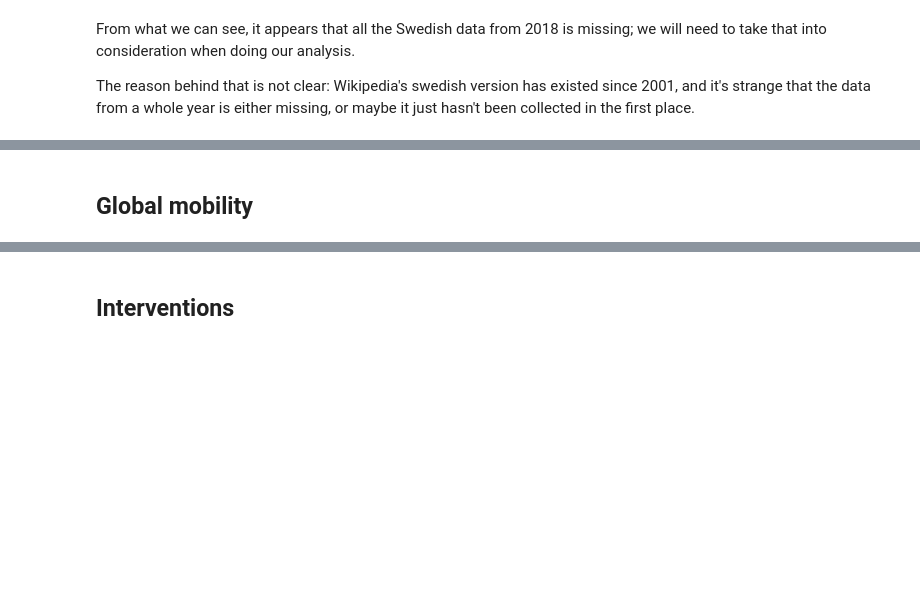
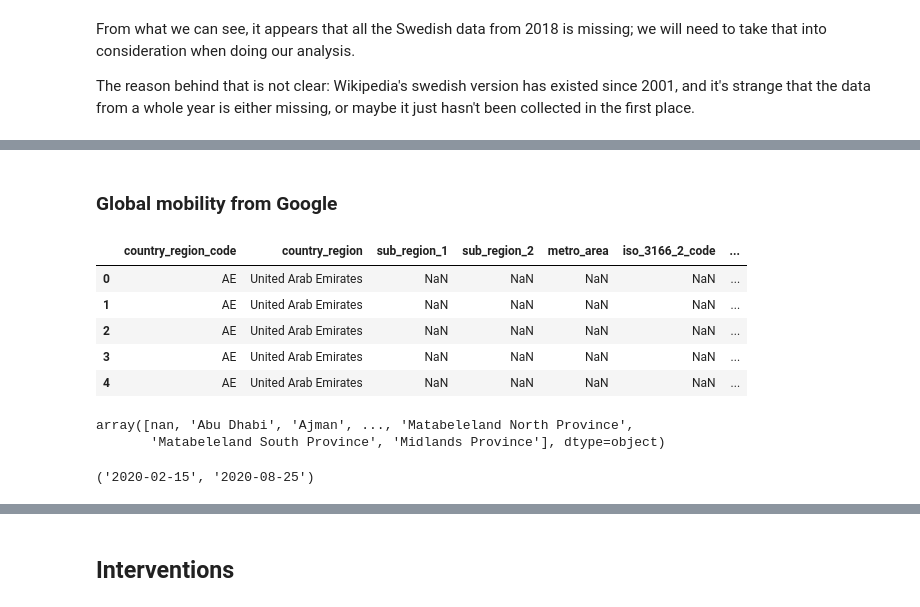
Before and after one commit to epfl-ada/ada-2022-project-wetried, a Jupyter notebook: Exploration corona.ipynb, the cells around one changed output, grey strips where cells are left out. Saved outputs shown, nothing was run; the diff lists cells and outputs as text; code cells hidden in the pictures; blank space fills up the shorter version.

```diff
--- a/Exploration corona.ipynb
+++ b/Exploration corona.ipynb
@@ -204,4 +357,4 @@ g.set(title='Albanian walking')
 # %% [markdown]
-## Global mobility
+### Global mobility from Google
 # %%
 global_mobility_report = pd.read_csv("Global_Mobility_Report.csv.gz")
@@ -208,0 +361,18 @@ global_mobility_report
+# %%
+global_mobility_report.head()
+# %% [output]
+|  | country_region_code | country_region | sub_region_1 | sub_region_2 | metro_area | iso_3166_2_code | ... |
+| 0 | AE | United Arab Emirates | NaN | NaN | NaN | NaN | ... |
+| 1 | AE | United Arab Emirates | NaN | NaN | NaN | NaN | ... |
+| 2 | AE | United Arab Emirates | NaN | NaN | NaN | NaN | ... |
+| 3 | AE | United Arab Emirates | NaN | NaN | NaN | NaN | ... |
+| 4 | AE | United Arab Emirates | NaN | NaN | NaN | NaN | ... |
+# %%
+global_mobility_report.sub_region_1.unique()
+# %% [output]
+array([nan, 'Abu Dhabi', 'Ajman', ..., 'Matabeleland North Province',
+       'Matabeleland South Province', 'Midlands Province'], dtype=object)
+# %%
+min(global_mobility_report.date.unique()), max(global_mobility_report.date.unique())
+# %% [output]
+('2020-02-15', '2020-08-25')
```
Also changed, not shown: parts of 42 cells of this notebook.
